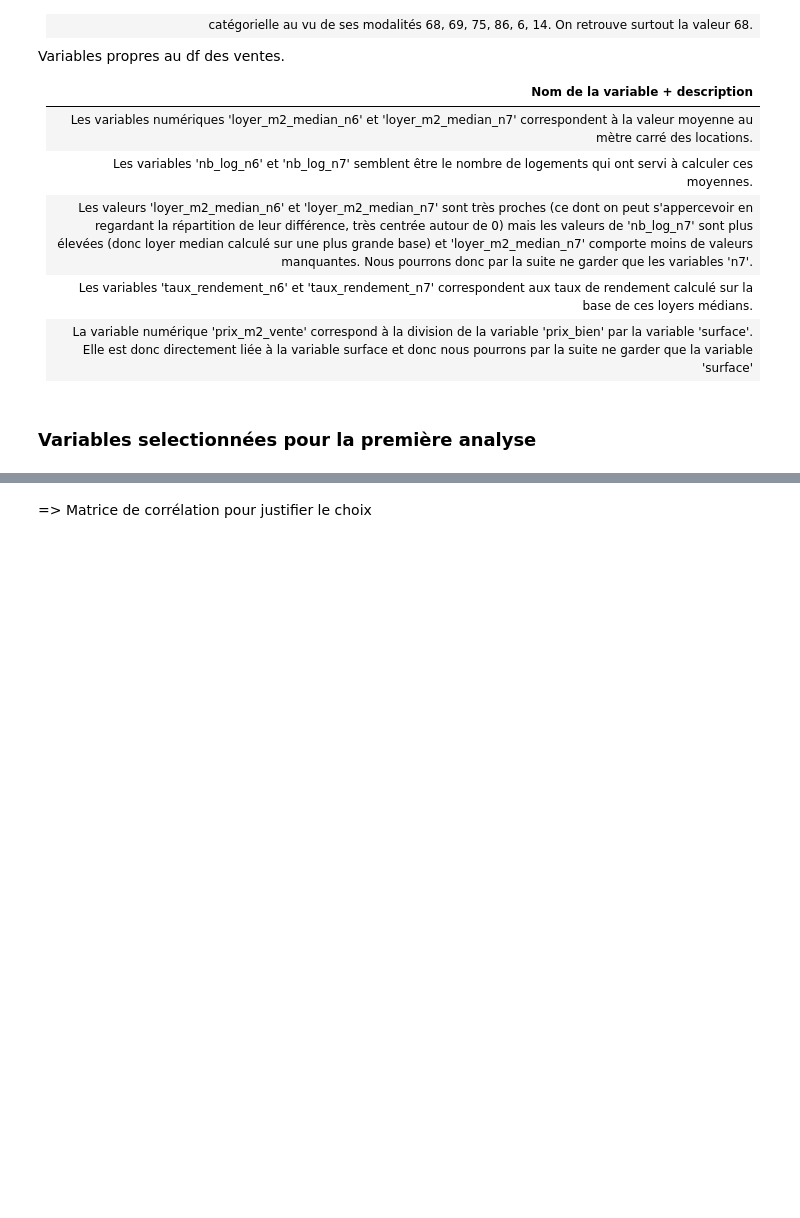
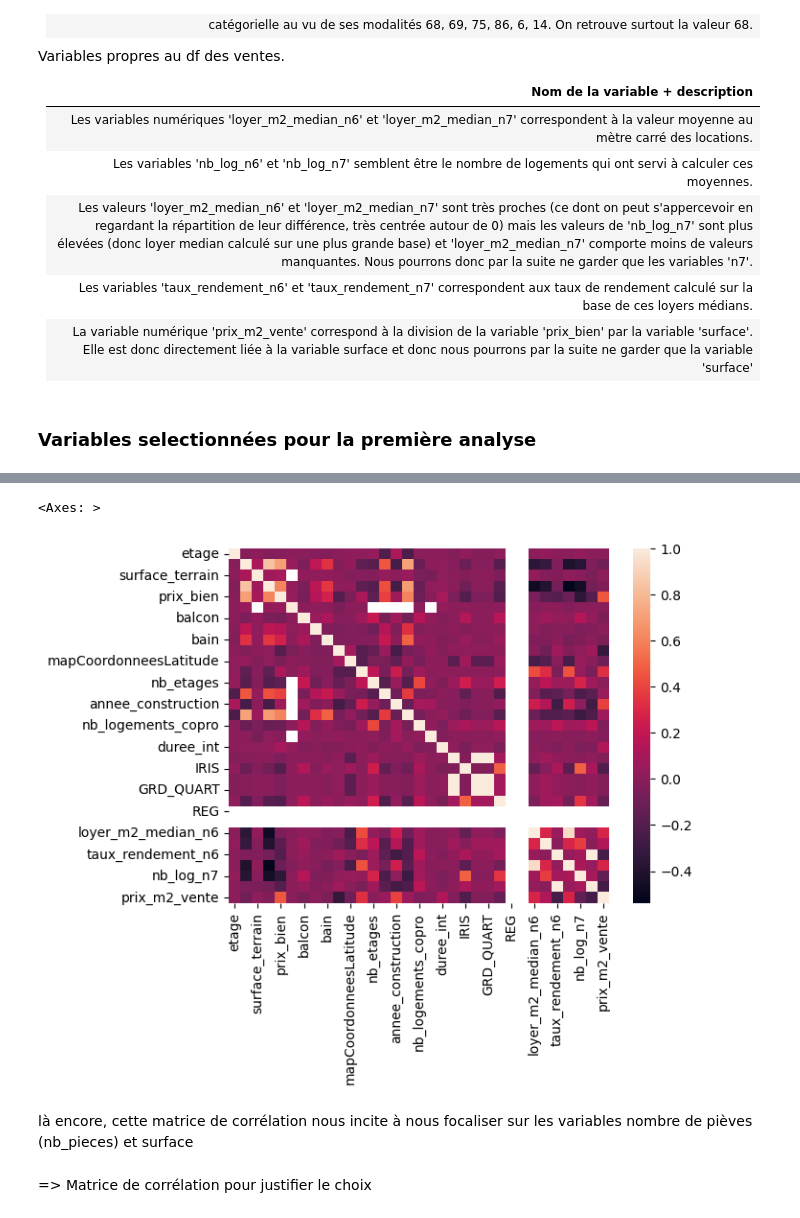
Before and after one commit to Hugues360/Projet_DS2025, a Jupyter notebook: Etape_1_Exploration_DataViz.ipynb, the cells around one changed output, grey strips where cells are left out. Drawn from its saved outputs; the diff is of its cells as text; code cells hidden in the pictures; blank space fills up the shorter version.

```diff
--- a/Etape_1_Exploration_DataViz.ipynb
+++ b/Etape_1_Exploration_DataViz.ipynb
@@ -202,0 +246,4 @@ Variables propres au df des ventes.
+# %%
+valeurs_manquantes = df_ventes.isna().sum()/df_ventes.shape[0]
+valeurs_manquantes_list = list(valeurs_manquantes[valeurs_manquantes > 0.8].index)
+valeurs_manquantes_list
@@ -202,0 +258,3 @@ Variables propres au df des ventes.
+# %%
+df_ventes_filtered = df_ventes.drop(valeurs_manquantes_list, axis = 1)
+df_ventes_filtered.shape
@@ -202,0 +263,3 @@ Variables propres au df des ventes.
+# %%
+df_ventes_quanti = df_ventes_filtered.select_dtypes(exclude='object')
+df_ventes_quanti.columns
@@ -203,3 +276,10 @@ Variables propres au df des ventes.
+# %%
+sns.heatmap(df_ventes_quanti.corr())
+# %% [output]
+<Axes: >
+[figure, added]
+# %% [markdown]
+là encore, cette matrice de corrélation nous incite à nous focaliser sur les variables nombre de pièves (nb_pieces) et surface
 # %% [markdown]
 => Matrice de corrélation pour justifier le choix
 # %% [markdown]
```
Also changed, not shown: parts of 37 cells of this notebook.
